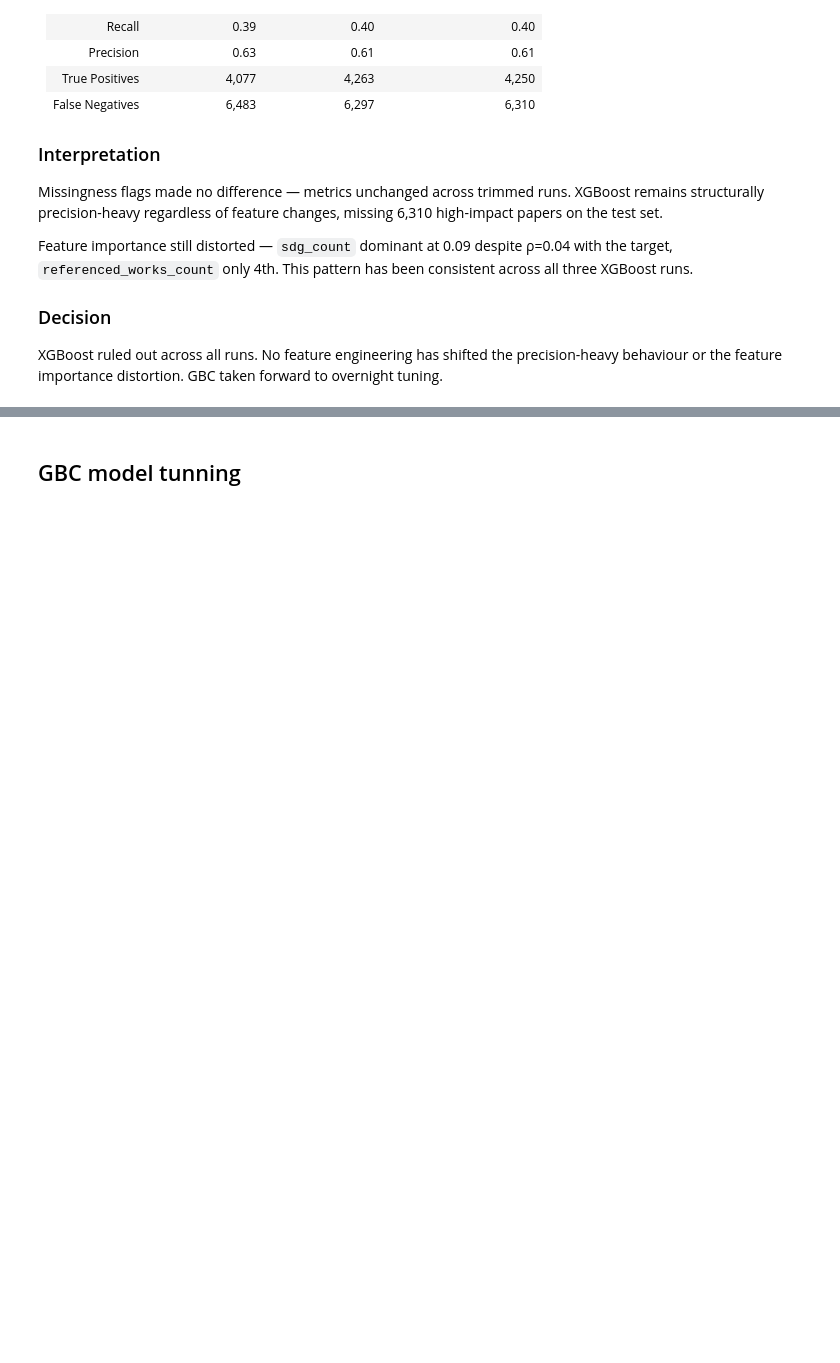
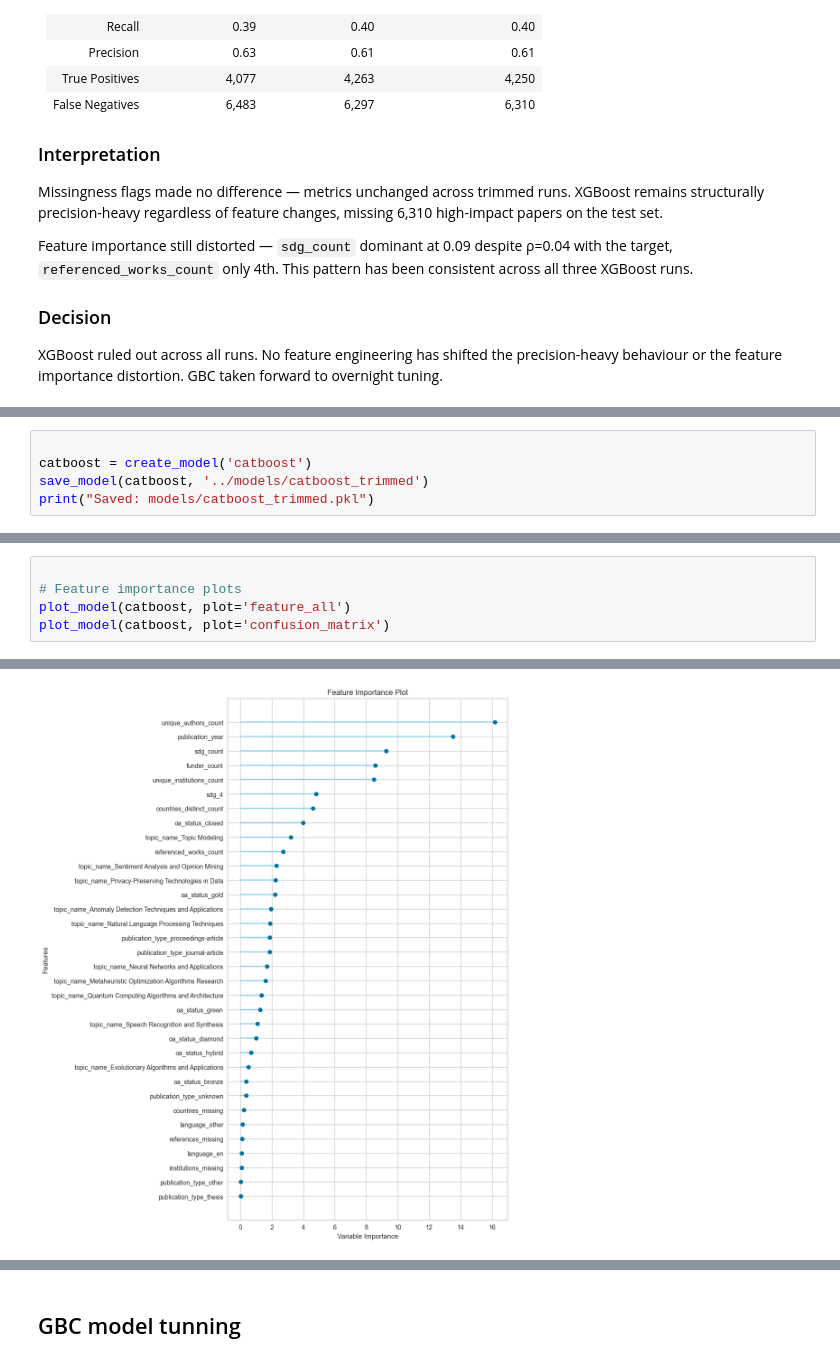
Before and after one commit to AnnaIgumnova/ai-paper-impact-predictor, a Jupyter notebook: notebooks/10_AI_Papers_modelling_trimmed.ipynb, the cells around one changed output, grey strips where cells are left out. Drawn from its saved outputs; the diff is of its cells as text; blank space fills up the shorter version.

```diff
--- a/notebooks/10_AI_Papers_modelling_trimmed.ipynb
+++ b/notebooks/10_AI_Papers_modelling_trimmed.ipynb
@@ -299,0 +365,5 @@ forward to overnight tuning.
+# %%
+
+catboost = create_model('catboost')
+save_model(catboost, '../models/catboost_trimmed')
+print("Saved: models/catboost_trimmed.pkl")
@@ -299,0 +389,6 @@ forward to overnight tuning.
+# %%
+
+# Feature importance plots
+plot_model(catboost, plot='feature_all')
+plot_model(catboost, plot='confusion_matrix')
+# %% [output]
@@ -299,0 +396 @@ forward to overnight tuning.
+[figure, added]
```
Also changed, not shown: parts of 15 cells of this notebook, 4 other files.
